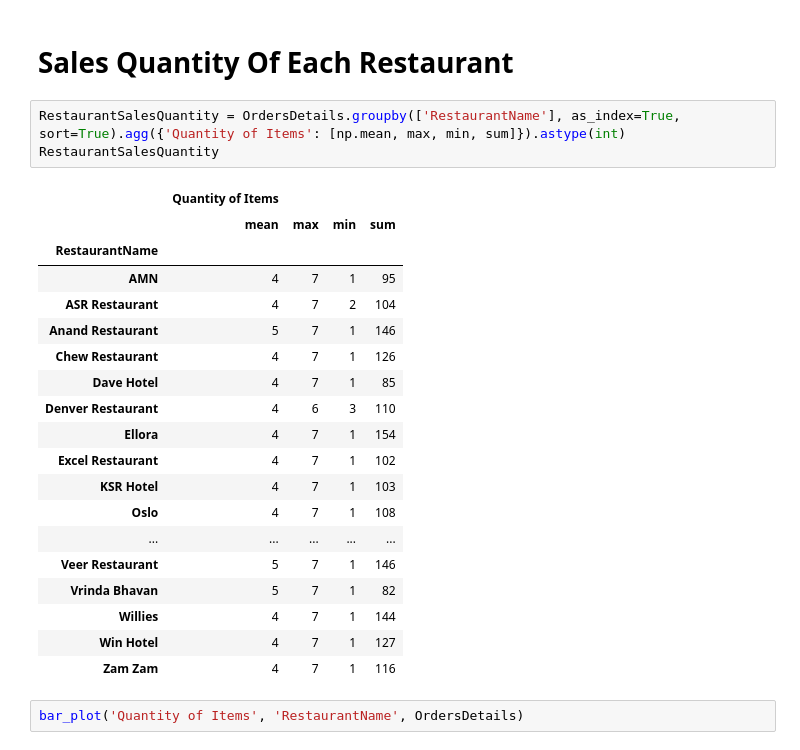
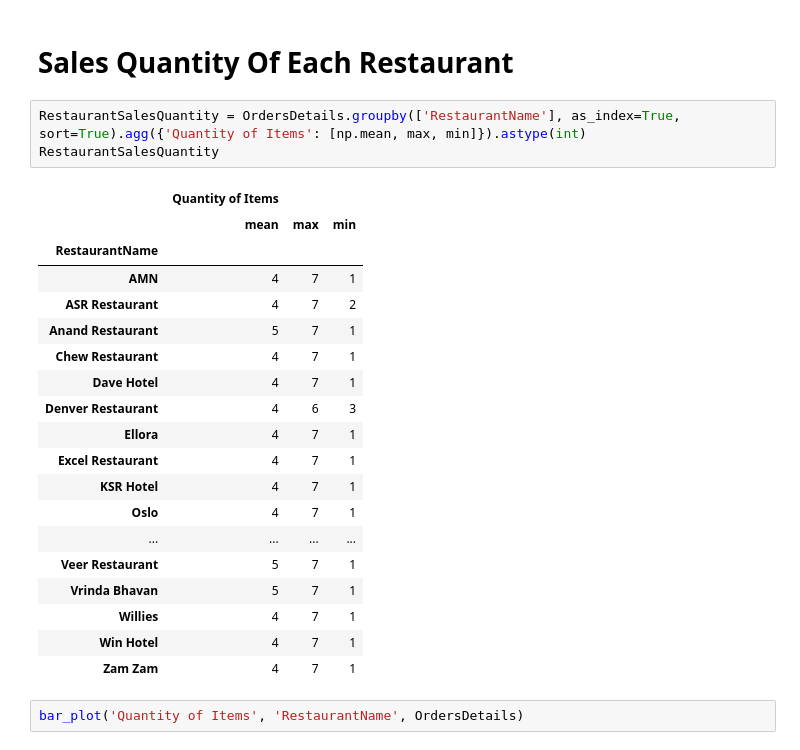
Before and after one commit to Osama-Anmar/Analysis-Restaurant-Data, a Jupyter notebook: Restaurant Sales.ipynb, the cells around one changed output. Cells and saved outputs as stored; diff of their text form.

```diff
--- a/Restaurant Sales.ipynb
+++ b/Restaurant Sales.ipynb
@@ -352,28 +368,28 @@ bar_plot('TotalAmmount', 'RestaurantName', RestaurantTotalAmount)
 # %% [markdown]
 # Sales Quantity Of Each Restaurant
 # %%
-RestaurantSalesQuantity = OrdersDetails.groupby(['RestaurantName'], as_index=True, sort=True).agg({'Quantity of Items': [np.mean, max, min, sum]}).astype(int)
+RestaurantSalesQuantity = OrdersDetails.groupby(['RestaurantName'], as_index=True, sort=True).agg({'Quantity of Items': [np.mean, max, min]}).astype(int)
 RestaurantSalesQuantity
 # %% [output]
-|  | Quantity of Items |  |  |  |
-|  | mean | max | min | sum |
-| RestaurantName |  |  |  |  |
-| AMN | 4 | 7 | 1 | 95 |
-| ASR Restaurant | 4 | 7 | 2 | 104 |
-| Anand Restaurant | 5 | 7 | 1 | 146 |
-| Chew Restaurant | 4 | 7 | 1 | 126 |
-| Dave Hotel | 4 | 7 | 1 | 85 |
-| Denver Restaurant | 4 | 6 | 3 | 110 |
-| Ellora | 4 | 7 | 1 | 154 |
-| Excel Restaurant | 4 | 7 | 1 | 102 |
-| KSR Hotel | 4 | 7 | 1 | 103 |
-| Oslo | 4 | 7 | 1 | 108 |
-| ... | ... | ... | ... | ... |
-| Veer Restaurant | 5 | 7 | 1 | 146 |
-| Vrinda Bhavan | 5 | 7 | 1 | 82 |
-| Willies | 4 | 7 | 1 | 144 |
-| Win Hotel | 4 | 7 | 1 | 127 |
-| Zam Zam | 4 | 7 | 1 | 116 |
+|  | Quantity of Items |  |  |
+|  | mean | max | min |
+| RestaurantName |  |  |  |
+| AMN | 4 | 7 | 1 |
+| ASR Restaurant | 4 | 7 | 2 |
+| Anand Restaurant | 5 | 7 | 1 |
+| Chew Restaurant | 4 | 7 | 1 |
+| Dave Hotel | 4 | 7 | 1 |
+| Denver Restaurant | 4 | 6 | 3 |
+| Ellora | 4 | 7 | 1 |
+| Excel Restaurant | 4 | 7 | 1 |
+| KSR Hotel | 4 | 7 | 1 |
+| Oslo | 4 | 7 | 1 |
+| ... | ... | ... | ... |
+| Veer Restaurant | 5 | 7 | 1 |
+| Vrinda Bhavan | 5 | 7 | 1 |
+| Willies | 4 | 7 | 1 |
+| Win Hotel | 4 | 7 | 1 |
+| Zam Zam | 4 | 7 | 1 |
 # %%
 bar_plot('Quantity of Items', 'RestaurantName', OrdersDetails)
 # %% [output]
```
Also changed, not shown: parts of 39 cells of this notebook.
